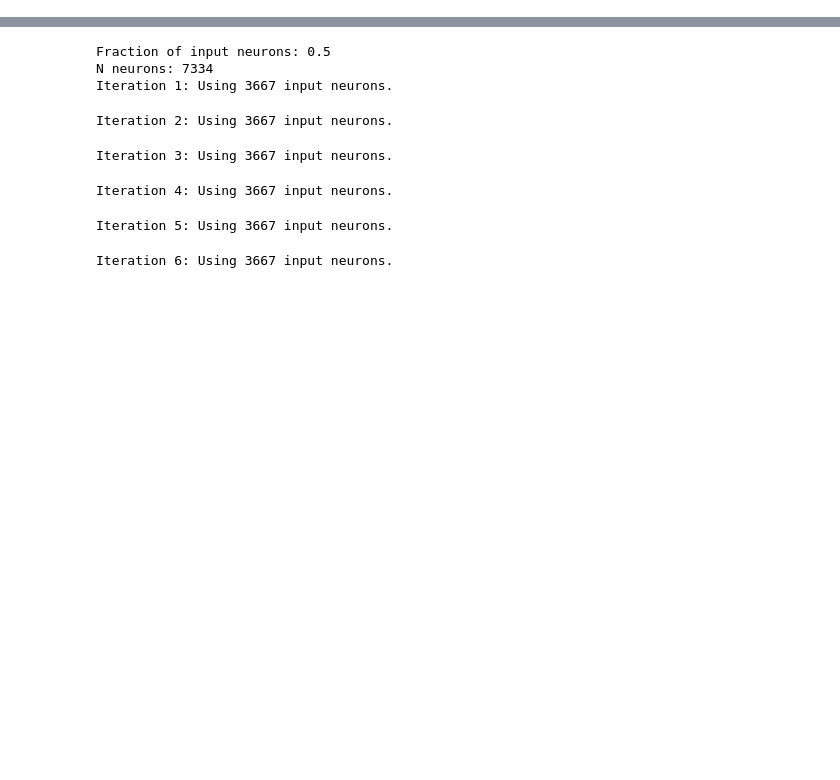
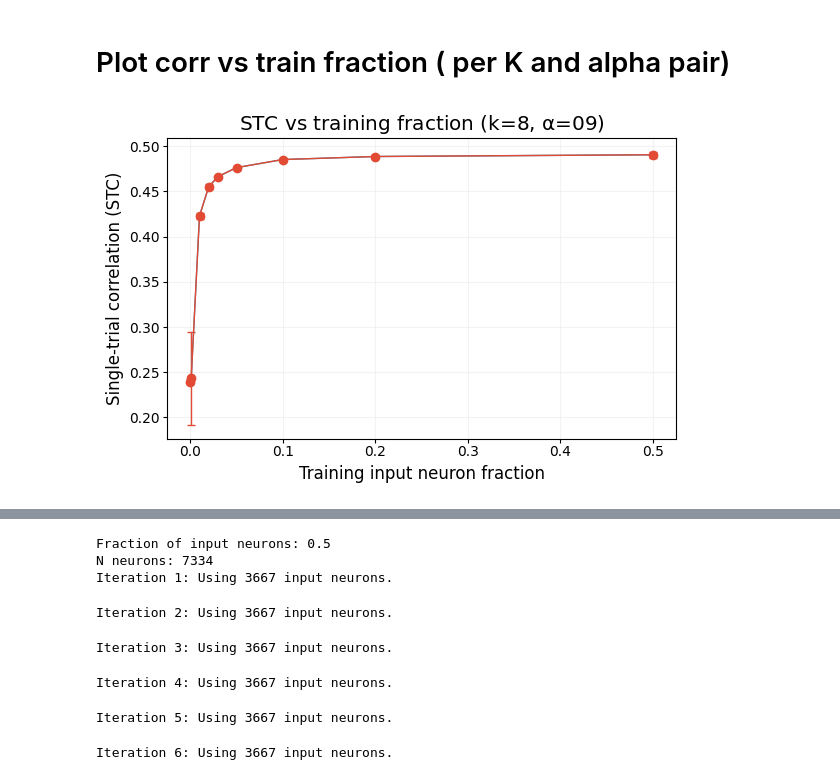
Before and after one commit to azharakhmetova/neuro-transformer, a Jupyter notebook: misc/evaluation.ipynb, the cells around one changed output, grey strips where cells are left out. Drawn from its saved outputs; the diff is of its cells as text; code cells hidden in the pictures; blank space fills up the shorter version.

```diff
--- a/misc/evaluation.ipynb
+++ b/misc/evaluation.ipynb
@@ -29,0 +552,15 @@ out_dir = "/user/azhar.akhmetova/corrViT/runs_debug/analysis/k_4_xyz_no_subselec
+# %%
+for frac in ["01"]:
+    sel_frac = [0., 0.001, 0.01, 0.02, 0.03, 0.05, 0.1, 0.2, 0.3, 0.4, 0.5, 0.6, 0.7, 0.8, 0.9]
+    STC_means, STC_std = evaluate_over_sel_fractions(sel_frac, K=K, ALPHA=ALPHA, FRAC_INPUT_MODEL=frac, SEED=SEED, val=val)
+    out_dir = f"/user/azhar.akhmetova/u12008/neuro-transformer/runs_debug/analysis_bs16/k_{K}/a_{ALPHA}/seed_{SEED}/k_{K}_a_{ALPHA}_xyz_nosubsel_1dLL_lrx04_meanbias_2dpe_bef_core_bs_16_frac0_{frac}_s_{SEED}"
+    fracs = np.array([k for k in STC_means.keys()], dtype=float)
+    print(fracs[0])
+    rows = []
+    i=0
+    for k, m in STC_means.items():
+        rows.append({"frac": fracs[i], "mean": float(m), "std": float(STC_std[k])})
+        i+=1
+    df = pd.DataFrame(rows).sort_values("frac")
+    filename = "stc_val_per_model_summary.csv" if val else "stc_test_per_model_summary.csv"
+    df.to_csv(os.path.join(out_dir, filename), index=False)
@@ -29,0 +617,24 @@ out_dir = "/user/azhar.akhmetova/corrViT/runs_debug/analysis/k_4_xyz_no_subselec
+# %%
+# -----------------------------------
+#  add new rows for new runs per seed
+# -----------------------------------
+for frac in ["00", "001", "01", "02", "03", "05", "10", "20", "50"]:
+    sel_frac = [0.001,0.01,0.02,0.03]
+    STC_means, STC_std = evaluate_over_sel_fractions(sel_frac, K=K, ALPHA=ALPHA, FRAC_INPUT_MODEL=frac, SEED=SEED, val=val)
+    filename = "stc_val_per_model_summary.csv" if val else "stc_test_per_model_summary.csv"
+    csv_path = f"/user/azhar.akhmetova/u12008/neuro-transformer/runs_debug/analysis_bs16/k_{K}/a_{ALPHA}/seed_{SEED}/k_{K}_a_{ALPHA}_xyz_nosubsel_1dLL_lrx04_meanbias_2dpe_bef_core_bs_16_frac0_{frac}_s_{SEED}/{filename}"
+    fracs = np.array([_parse_frac_key(k) for k in STC_means.keys()], dtype=float)
+    print(fracs[0])
+    print(STC_means)
+
+    new = pd.DataFrame([{"frac": fracs[i], "mean": m, "std": STC_std[k]} for i, (k, m) in enumerate(STC_means.items())])
+    new.head()
+
+    if os.path.exists(csv_path):
+        df = pd.read_csv(csv_path)
+        df = pd.concat([df, new], ignore_index=True)
+    else:
+        df = new
+
+    df = df.astype({"frac": float, "mean": float, "std": float}).sort_values("frac")
+    df.to_csv(csv_path, index=False)
@@ -29,0 +679,2 @@ out_dir = "/user/azhar.akhmetova/corrViT/runs_debug/analysis/k_4_xyz_no_subselec
+# %% [markdown]
+# Plot corr vs train fraction ( per K and alpha pair)
@@ -29,0 +795,8 @@ out_dir = "/user/azhar.akhmetova/corrViT/runs_debug/analysis/k_4_xyz_no_subselec
+# %%
+K = 8
+ALPHA = "09"
+val = True
+combine = "total"
+plot_stc_vs_train_frac(K=K, ALPHA=ALPHA, combine=combine, val=val)
+# %% [output]
+[figure, added]
```
Also changed, not shown: parts of 54 cells of this notebook, 22 other files.
